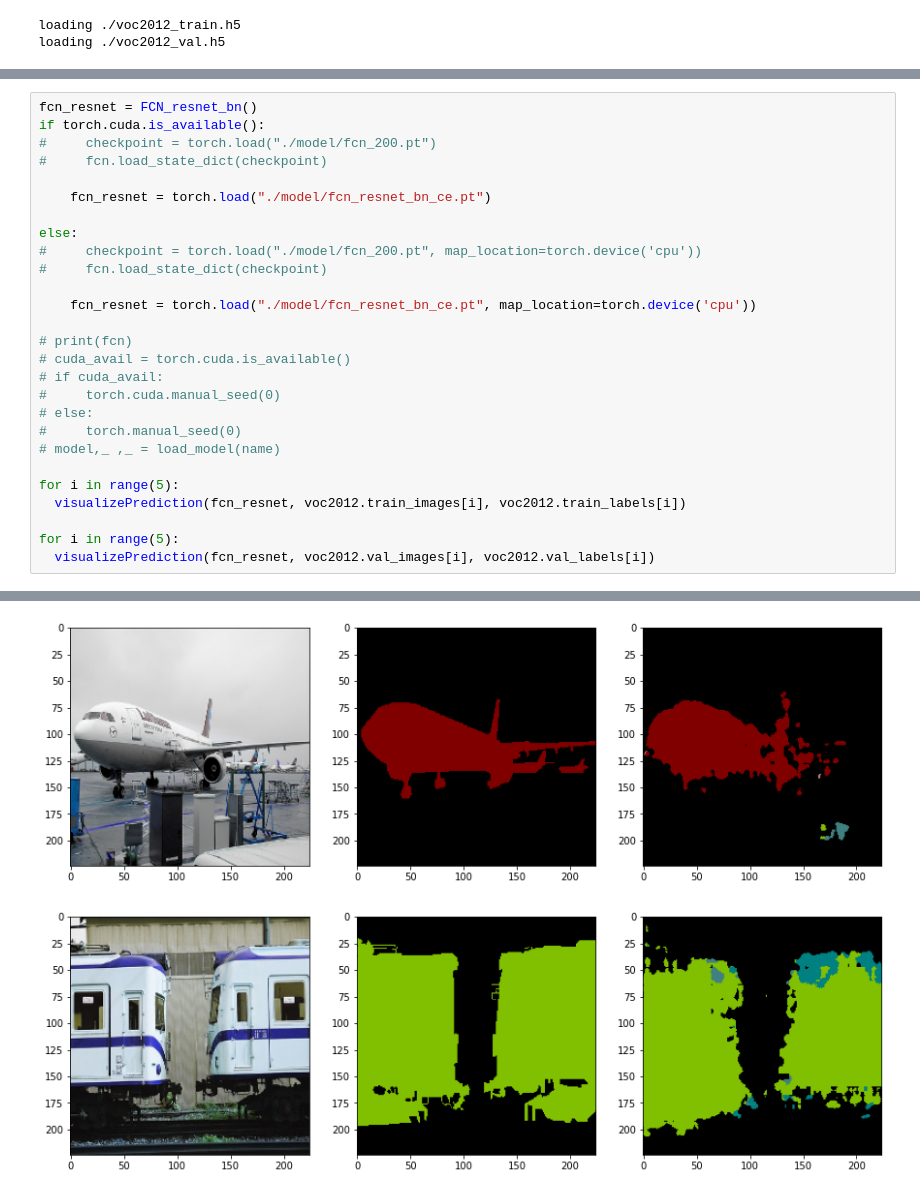
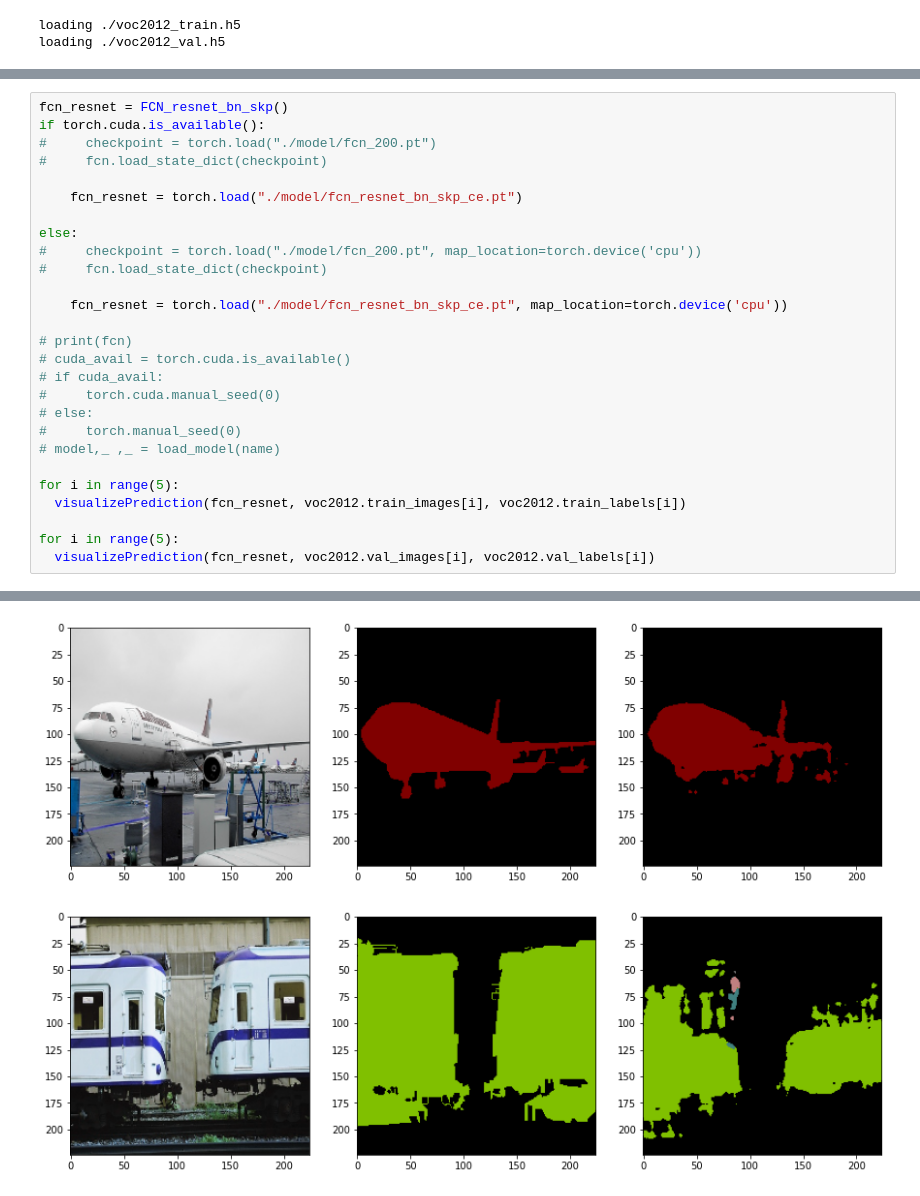
Before and after one commit to kadanes/VOC-Semantic-Segmentation, a Jupyter notebook: main_copy.ipynb, the cells around one changed output, grey strips where cells are left out. Cells and saved outputs as stored; diff of their text form.

Commit message:
Added Resnet batchnorm with skip and checkpoints as well

```diff
--- a/main_copy.ipynb
+++ b/main_copy.ipynb
@@ -120,35 +119,35 @@ FCN_resnet_bn(
 # %%
-fcn_resnet = FCN_resnet_bn()
+fcn_resnet = FCN_resnet_bn_skp()
 if torch.cuda.is_available():
 #     checkpoint = torch.load("./model/fcn_200.pt")
 #     fcn.load_state_dict(checkpoint)
 
-    fcn_resnet = torch.load("./model/fcn_resnet_bn_ce.pt")
+    fcn_resnet = torch.load("./model/fcn_resnet_bn_skp_ce.pt")
 
 else:
 #     checkpoint = torch.load("./model/fcn_200.pt", map_location=torch.device('cpu'))
 #     fcn.load_state_dict(checkpoint)
 
-    fcn_resnet = torch.load("./model/fcn_resnet_bn_ce.pt", map_location=torch.device('cpu'))
+    fcn_resnet = torch.load("./model/fcn_resnet_bn_skp_ce.pt", map_location=torch.device('cpu'))
 
 # print(fcn)
 # cuda_avail = torch.cuda.is_available()
 # if cuda_avail:
 #     torch.cuda.manual_seed(0)
 # else:
 #     torch.manual_seed(0)
 # model,_ ,_ = load_model(name)
 
 for i in range(5):
   visualizePrediction(fcn_resnet, voc2012.train_images[i], voc2012.train_labels[i])
 
 for i in range(5):
   visualizePrediction(fcn_resnet, voc2012.val_images[i], voc2012.val_labels[i])
 # %% [output]
 [figure]
 [figure]
 [figure]
 [figure]
 [figure]
-[figure, old version]
+[figure, new version]
-[figure, old version]
+[figure, new version]
```
Also changed, not shown: parts of 5 cells of this notebook, 17 other files.
